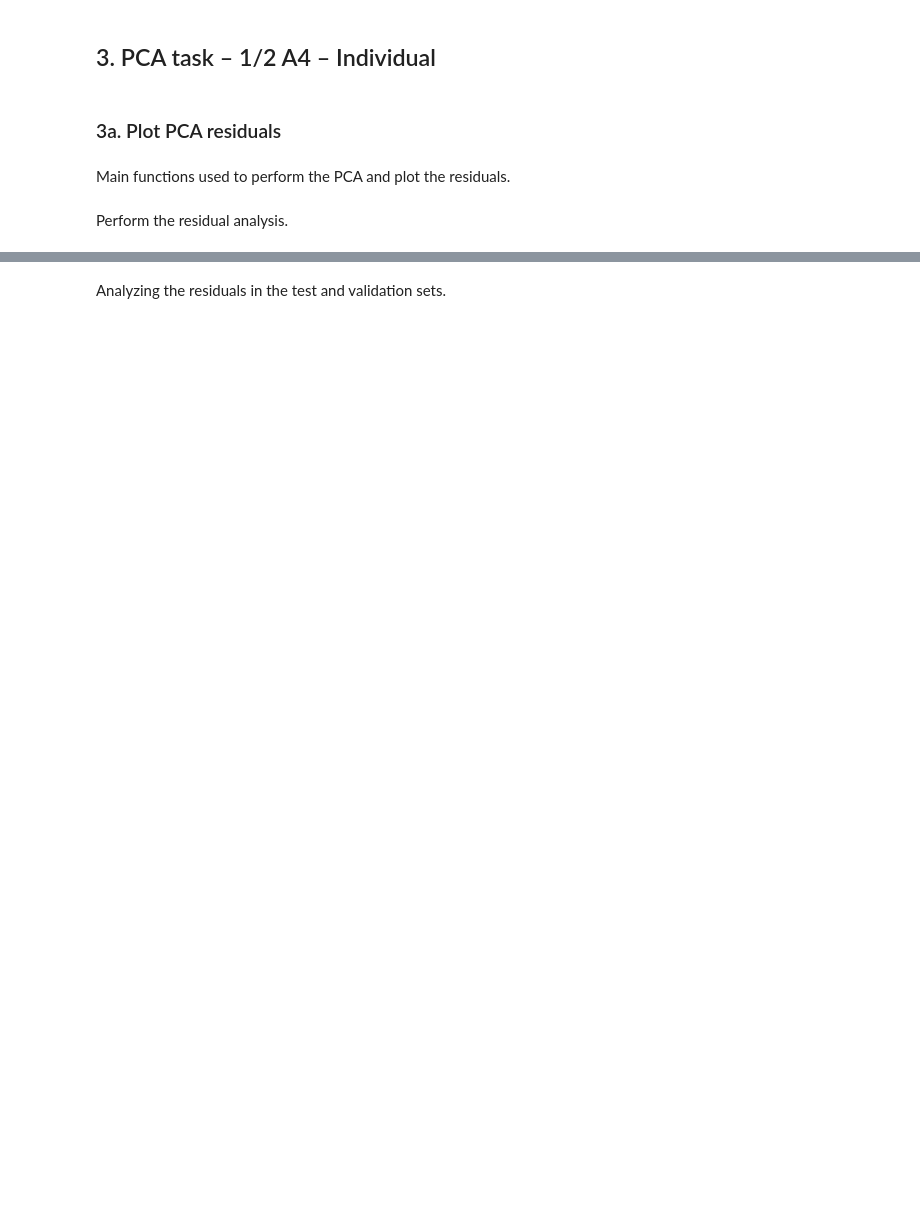
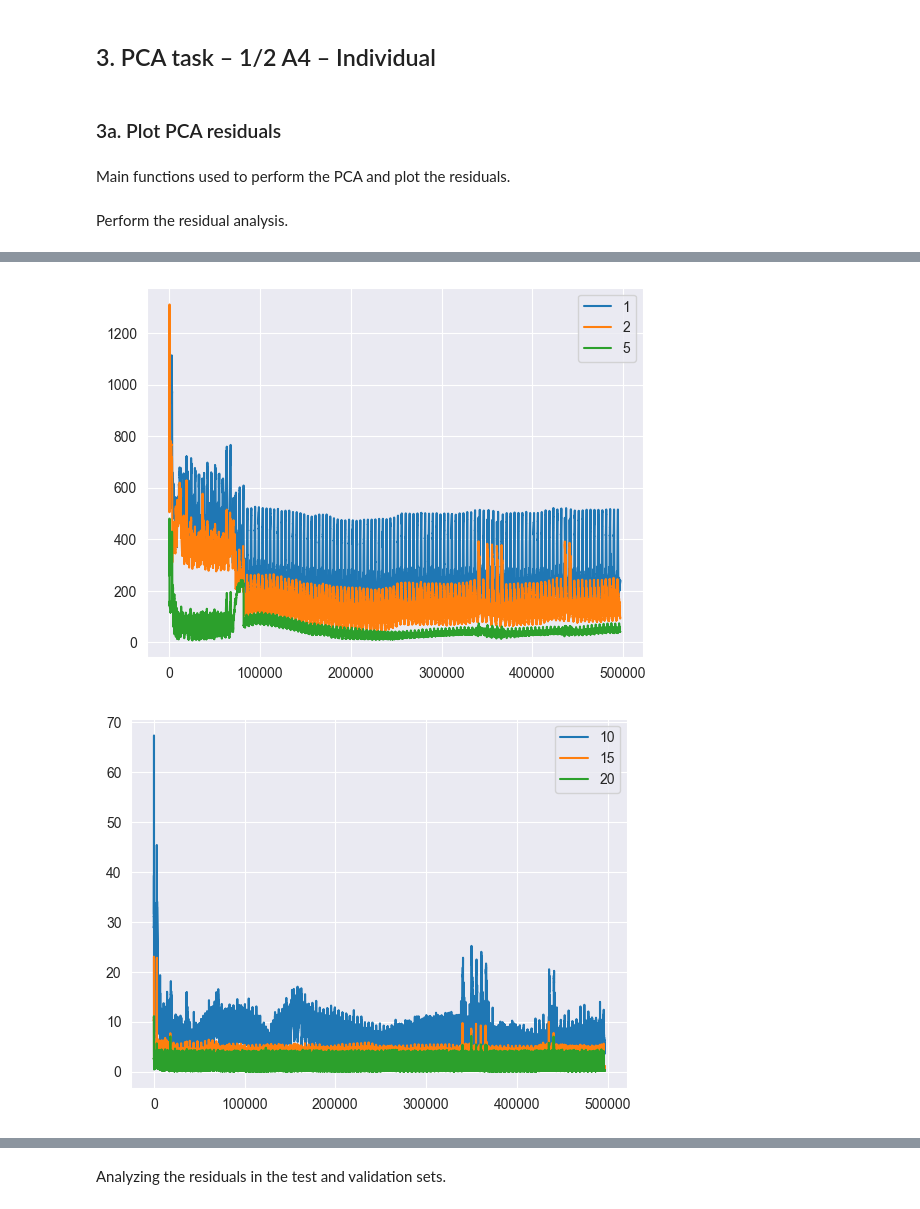
Before and after one commit to kbaran1998/CS4035-cyber-data, a Jupyter notebook: lab2/Lab2-PCA-Regression.ipynb, the cells around one changed output, grey strips where cells are left out. Drawn from its saved outputs; the diff is of its cells as text; code cells hidden in the pictures; blank space fills up the shorter version.

```diff
--- a/lab2/Lab2-PCA-Regression.ipynb
+++ b/lab2/Lab2-PCA-Regression.ipynb
@@ -106,0 +130,16 @@ plot_pca_residuals(residuals, start_index=0)
+# %%
+partial_components1 = [1, 2, 5]
+partial_residuals1 = get_pca_residuals(relevant_train_data_df, components=partial_components1)
+# %%
+partial_components2 = [10, 15, 20]
+partial_residuals2 = get_pca_residuals(relevant_train_data_df, components=partial_components2)
+# %%
+partial_components3 = [25, 30, 35]
+partial_residuals3 = get_pca_residuals(relevant_train_data_df, components=partial_components3)
+# %%
+plot_pca_residuals(partial_residuals1, partial_components1, start_index=0)
+plot_pca_residuals(partial_residuals2, partial_components2, start_index=0)
+plot_pca_residuals(partial_residuals3, partial_components3, start_index=0)
+# %% [output]
+[figure, added]
+[figure, added]
```
Also changed, not shown: parts of 17 cells of this notebook.
